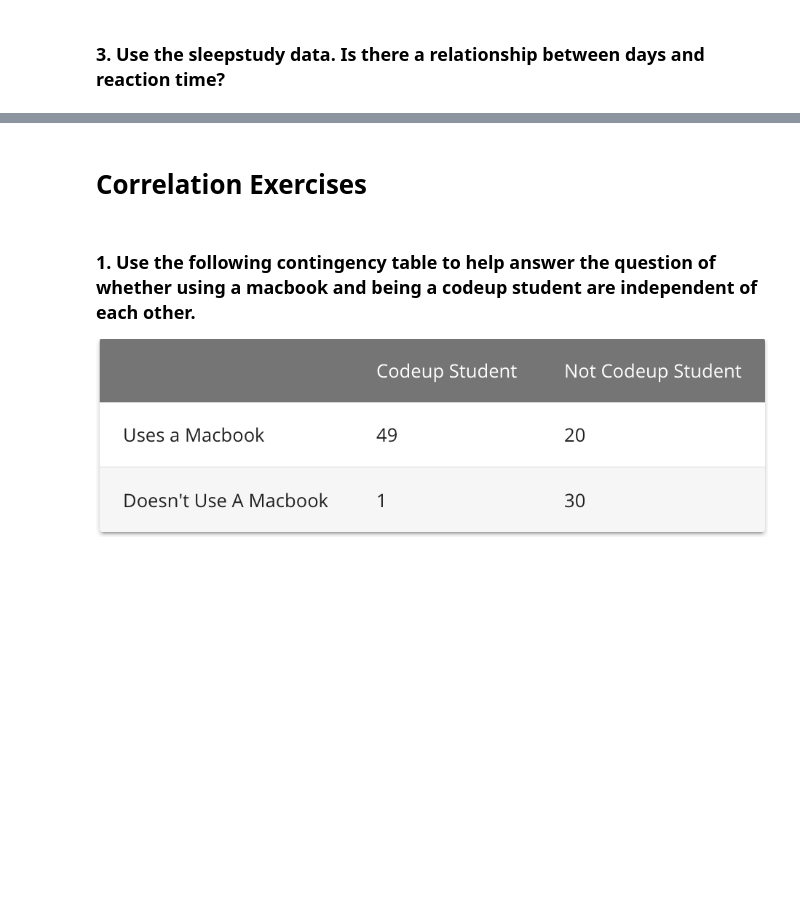
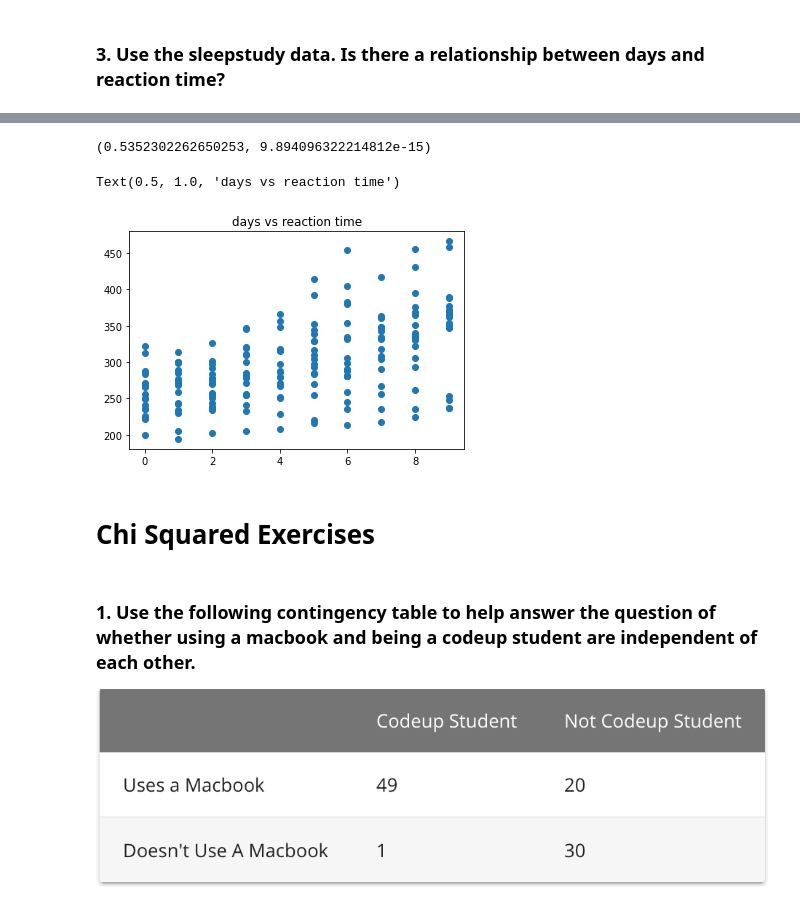
Before and after one commit to aliciag92/statistics-exercises, a Jupyter notebook: hypothesis_testing.ipynb, the cells around one changed output, grey strips where cells are left out. Cells and saved outputs as stored; diff of their text form; code cells hidden in the pictures; blank space fills up the shorter version.

Commit message:
completed exercises

```diff
--- a/hypothesis_testing.ipynb
+++ b/hypothesis_testing.ipynb
@@ -700,0 +877,3 @@ Text(0.5, 1.0, 'how long an employee has been with the company and their salary'
+# %%
+sleep = data('sleepstudy')
+sleep
@@ -701,5 +894,20 @@ Text(0.5, 1.0, 'how long an employee has been with the company and their salary'
+# %%
+days = sleep.Days
+reaction = sleep.Reaction
+
+r, p = stats.pearsonr(days, reaction)
+r, p
+# %% [output]
+(0.5352302262650253, 9.894096322214812e-15)
+# %%
+plt.scatter(days, reaction)
+
+plt.title ("days vs reaction time")
+# %% [output]
+Text(0.5, 1.0, 'days vs reaction time')
+[figure, added]
 # %% [markdown]
-# Correlation Exercises
+# Chi Squared Exercises
 # %%
 import matplotlib.pyplot as plt
 import numpy as np
```
Also changed, not shown: parts of 47 cells of this notebook.
